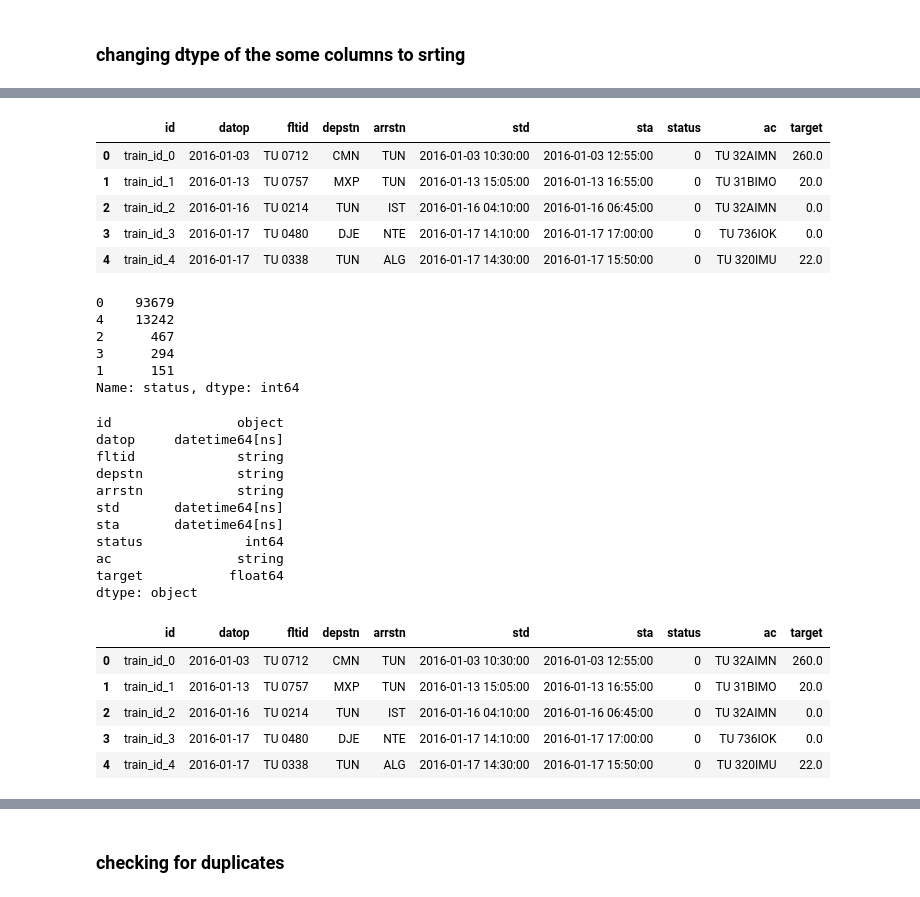
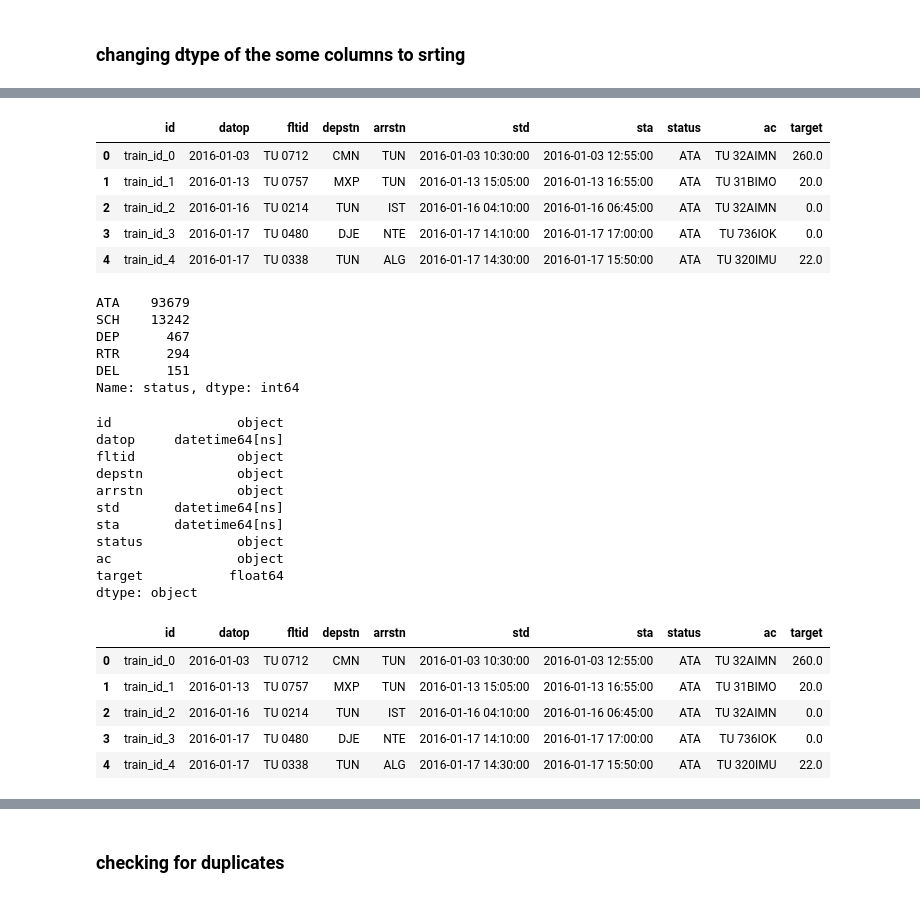
Before and after one commit to edierik/ml_project_flight_delay, a Jupyter notebook: EDA_Modeling_Flight_Delay.ipynb, the cells around one changed output, grey strips where cells are left out. Cells and saved outputs as stored; diff of their text form; code cells hidden in the pictures.

```diff
--- a/EDA_Modeling_Flight_Delay.ipynb
+++ b/EDA_Modeling_Flight_Delay.ipynb
@@ -220,10 +235,10 @@ df['sta'] = pd.to_datetime(df['sta'], format='%Y/%m/%d %H:%M:%S')
 # %% [markdown]
 ### changing  dtype of the some columns to srting
 # %%
-df=df.astype({'fltid' :'string'} )
+#df=df.astype({'fltid' :'string'} )
 # %%
-df=df.astype({'depstn' :'string'})
+#df=df.astype({'depstn' :'string'})
 # %%
-df=df.astype({'arrstn' : 'string'})
+#df=df.astype({'arrstn' : 'string'})
 # %%
-df=df.astype({'ac' :'string'})
+#df=df.astype({'ac' :'string'})
@@ -230,49 +259,49 @@ df=df.astype({'ac' :'string'})
 # %%
 # Replacing Categorical to Numerical
 # Label encoder function On Embarked
 
-encoder = LabelEncoder()
-df.status =encoder.fit_transform(df.status)
+#encoder = LabelEncoder()
+#df.status =encoder.fit_transform(df.status)
 df.head(5)
 # %% [output]
 |  | id | datop | fltid | depstn | arrstn | std | sta | status | ac | target |
-| 0 | train_id_0 | 2016-01-03 | TU 0712 | CMN | TUN | 2016-01-03 10:30:00 | 2016-01-03 12:55:00 | 0 | TU 32AIMN | 260.0 |
-| 1 | train_id_1 | 2016-01-13 | TU 0757 | MXP | TUN | 2016-01-13 15:05:00 | 2016-01-13 16:55:00 | 0 | TU 31BIMO | 20.0 |
-| 2 | train_id_2 | 2016-01-16 | TU 0214 | TUN | IST | 2016-01-16 04:10:00 | 2016-01-16 06:45:00 | 0 | TU 32AIMN | 0.0 |
-| 3 | train_id_3 | 2016-01-17 | TU 0480 | DJE | NTE | 2016-01-17 14:10:00 | 2016-01-17 17:00:00 | 0 | TU 736IOK | 0.0 |
-| 4 | train_id_4 | 2016-01-17 | TU 0338 | TUN | ALG | 2016-01-17 14:30:00 | 2016-01-17 15:50:00 | 0 | TU 320IMU | 22.0 |
+| 0 | train_id_0 | 2016-01-03 | TU 0712 | CMN | TUN | 2016-01-03 10:30:00 | 2016-01-03 12:55:00 | ATA | TU 32AIMN | 260.0 |
+| 1 | train_id_1 | 2016-01-13 | TU 0757 | MXP | TUN | 2016-01-13 15:05:00 | 2016-01-13 16:55:00 | ATA | TU 31BIMO | 20.0 |
+| 2 | train_id_2 | 2016-01-16 | TU 0214 | TUN | IST | 2016-01-16 04:10:00 | 2016-01-16 06:45:00 | ATA | TU 32AIMN | 0.0 |
+| 3 | train_id_3 | 2016-01-17 | TU 0480 | DJE | NTE | 2016-01-17 14:10:00 | 2016-01-17 17:00:00 | ATA | TU 736IOK | 0.0 |
+| 4 | train_id_4 | 2016-01-17 | TU 0338 | TUN | ALG | 2016-01-17 14:30:00 | 2016-01-17 15:50:00 | ATA | TU 320IMU | 22.0 |
 # %%
 df.status.value_counts()
 # %% [output]
-0    93679
-4    13242
-2      467
-3      294
-1      151
+ATA    93679
+SCH    13242
+DEP      467
+RTR      294
+DEL      151
 Name: status, dtype: int64
 # %%
 df.dtypes
 # %% [output]
 id                object
 datop     datetime64[ns]
-fltid             string
-depstn            string
-arrstn            string
+fltid             object
+depstn            object
+arrstn            object
 std       datetime64[ns]
 sta       datetime64[ns]
-status             int64
-ac                string
+status            object
+ac                object
 target           float64
 dtype: object
 # %%
 df.head()
 # %% [output]
 |  | id | datop | fltid | depstn | arrstn | std | sta | status | ac | target |
-| 0 | train_id_0 | 2016-01-03 | TU 0712 | CMN | TUN | 2016-01-03 10:30:00 | 2016-01-03 12:55:00 | 0 | TU 32AIMN | 260.0 |
-| 1 | train_id_1 | 2016-01-13 | TU 0757 | MXP | TUN | 2016-01-13 15:05:00 | 2016-01-13 16:55:00 | 0 | TU 31BIMO | 20.0 |
-| 2 | train_id_2 | 2016-01-16 | TU 0214 | TUN | IST | 2016-01-16 04:10:00 | 2016-01-16 06:45:00 | 0 | TU 32AIMN | 0.0 |
-| 3 | train_id_3 | 2016-01-17 | TU 0480 | DJE | NTE | 2016-01-17 14:10:00 | 2016-01-17 17:00:00 | 0 | TU 736IOK | 0.0 |
-| 4 | train_id_4 | 2016-01-17 | TU 0338 | TUN | ALG | 2016-01-17 14:30:00 | 2016-01-17 15:50:00 | 0 | TU 320IMU | 22.0 |
+| 0 | train_id_0 | 2016-01-03 | TU 0712 | CMN | TUN | 2016-01-03 10:30:00 | 2016-01-03 12:55:00 | ATA | TU 32AIMN | 260.0 |
+| 1 | train_id_1 | 2016-01-13 | TU 0757 | MXP | TUN | 2016-01-13 15:05:00 | 2016-01-13 16:55:00 | ATA | TU 31BIMO | 20.0 |
+| 2 | train_id_2 | 2016-01-16 | TU 0214 | TUN | IST | 2016-01-16 04:10:00 | 2016-01-16 06:45:00 | ATA | TU 32AIMN | 0.0 |
+| 3 | train_id_3 | 2016-01-17 | TU 0480 | DJE | NTE | 2016-01-17 14:10:00 | 2016-01-17 17:00:00 | ATA | TU 736IOK | 0.0 |
+| 4 | train_id_4 | 2016-01-17 | TU 0338 | TUN | ALG | 2016-01-17 14:30:00 | 2016-01-17 15:50:00 | ATA | TU 320IMU | 22.0 |
 # %%
 # knowing how many status are 'ATA' and also having more than 0 minute delay in target .
 df[(df.status =='ATA') & (df.target != 0.0)]
```
Also changed, not shown: parts of 29 cells of this notebook, 1 other file.
